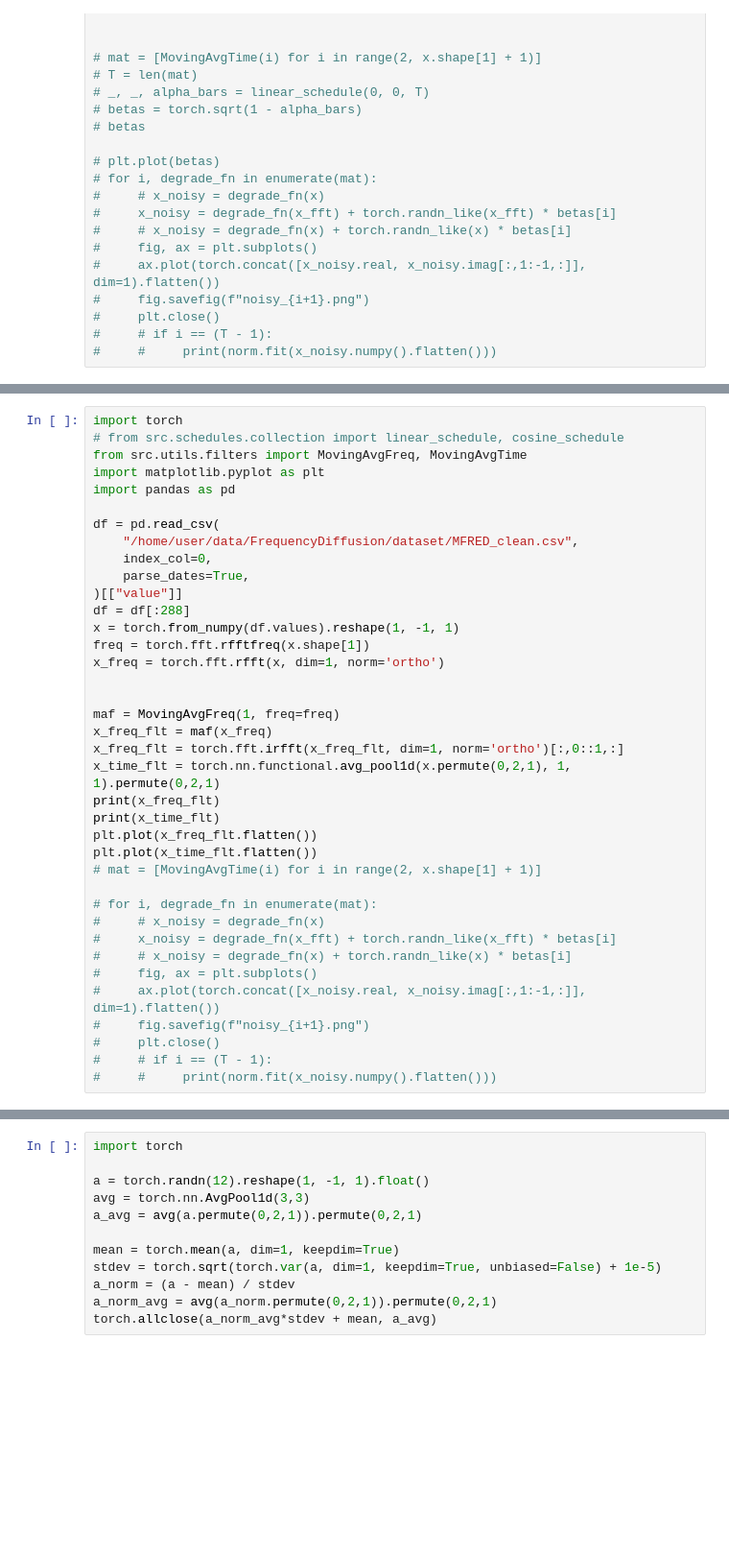
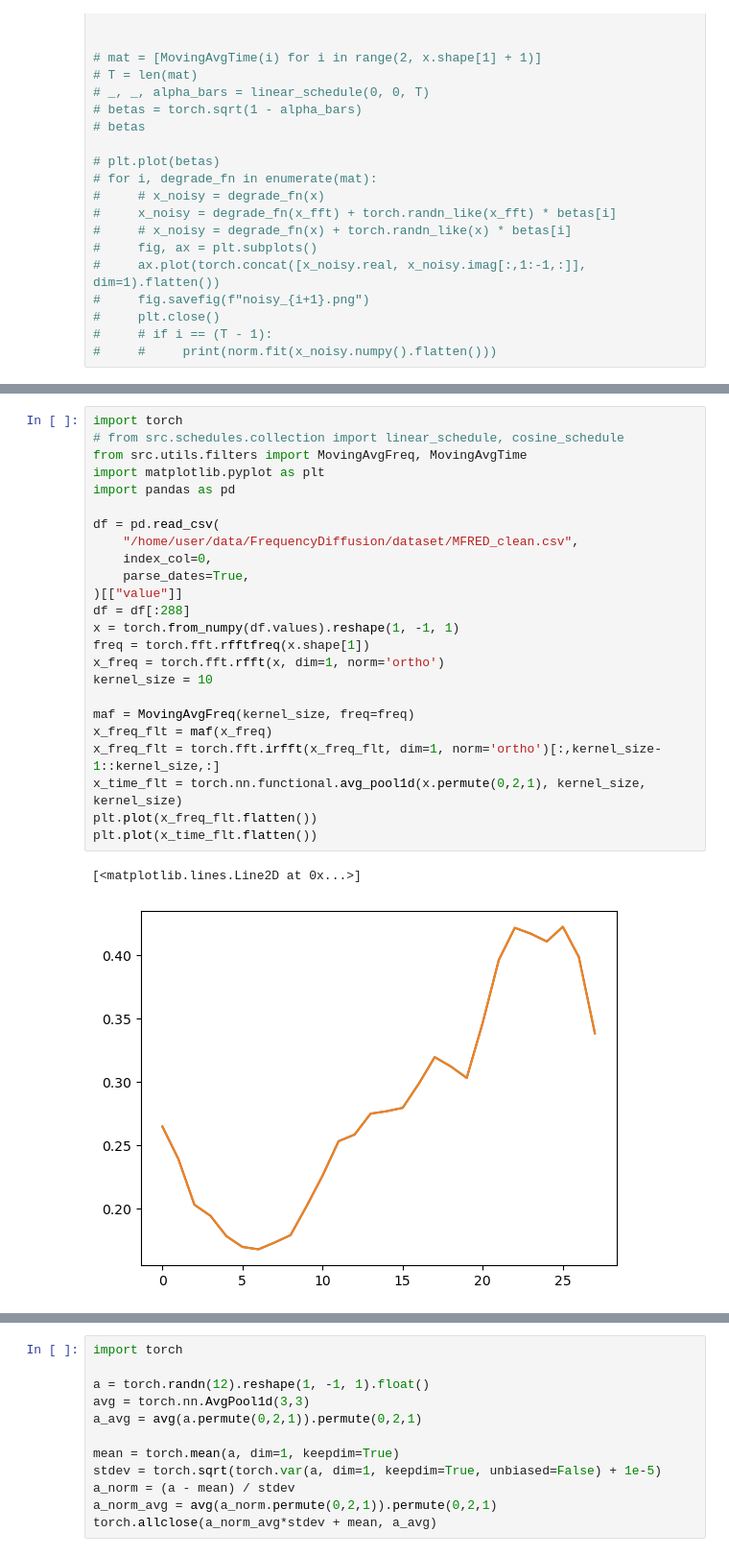
Before and after one commit to WillWang1113/Moving-Average-Diffusion, a Jupyter notebook: notebooks/test.ipynb, the cells around one changed output, grey strips where cells are left out. Shown at 96% size. Drawn from its saved outputs; the diff is of its cells as text; blank space fills up the shorter version.

```diff
--- a/notebooks/test.ipynb
+++ b/notebooks/test.ipynb
@@ -319,41 +317,30 @@ print(inv_signal_fft_norm[:10])
 # %%
 import torch
 # from src.schedules.collection import linear_schedule, cosine_schedule
 from src.utils.filters import MovingAvgFreq, MovingAvgTime
 import matplotlib.pyplot as plt
 import pandas as pd
 
 df = pd.read_csv(
     "/home/user/data/FrequencyDiffusion/dataset/MFRED_clean.csv",
     index_col=0,
     parse_dates=True,
 )[["value"]]
 df = df[:288]
 x = torch.from_numpy(df.values).reshape(1, -1, 1)
 freq = torch.fft.rfftfreq(x.shape[1])
 x_freq = torch.fft.rfft(x, dim=1, norm='ortho')
+kernel_size = 10
 
-
-maf = MovingAvgFreq(1, freq=freq)
+maf = MovingAvgFreq(kernel_size, freq=freq)
 x_freq_flt = maf(x_freq)
-x_freq_flt = torch.fft.irfft(x_freq_flt, dim=1, norm='ortho')[:,0::1,:]
-x_time_flt = torch.nn.functional.avg_pool1d(x.permute(0,2,1), 1, 1).permute(0,2,1)
-print(x_freq_flt)
-print(x_time_flt)
+x_freq_flt = torch.fft.irfft(x_freq_flt, dim=1, norm='ortho')[:,kernel_size-1::kernel_size,:]
+x_time_flt = torch.nn.functional.avg_pool1d(x.permute(0,2,1), kernel_size, kernel_size)
 plt.plot(x_freq_flt.flatten())
 plt.plot(x_time_flt.flatten())
-# mat = [MovingAvgTime(i) for i in range(2, x.shape[1] + 1)]
-
-# for i, degrade_fn in enumerate(mat):
-#     # x_noisy = degrade_fn(x)
-#     x_noisy = degrade_fn(x_fft) + torch.randn_like(x_fft) * betas[i]
-#     # x_noisy = degrade_fn(x) + torch.randn_like(x) * betas[i]
-#     fig, ax = plt.subplots()
-#     ax.plot(torch.concat([x_noisy.real, x_noisy.imag[:,1:-1,:]], dim=1).flatten())
-#     fig.savefig(f"noisy_{i+1}.png")
-#     plt.close()
-#     # if i == (T - 1):
-#     #     print(norm.fit(x_noisy.numpy().flatten()))
+# %% [output]
+[<matplotlib.lines.Line2D at 0x...>]
+[figure, added]
 # %%
 from src.utils.filters import MovingAvgTime, MovingAvgFreq
 import torch
```
Also changed, not shown: parts of 9 cells of this notebook, 9 other files.
